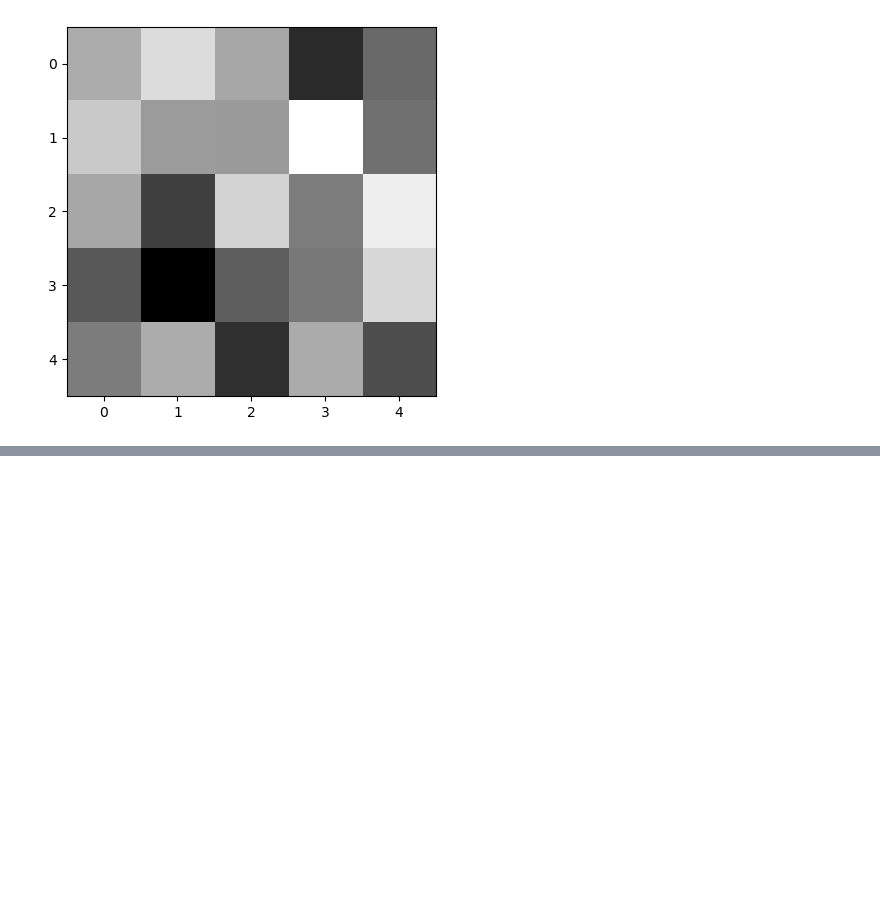
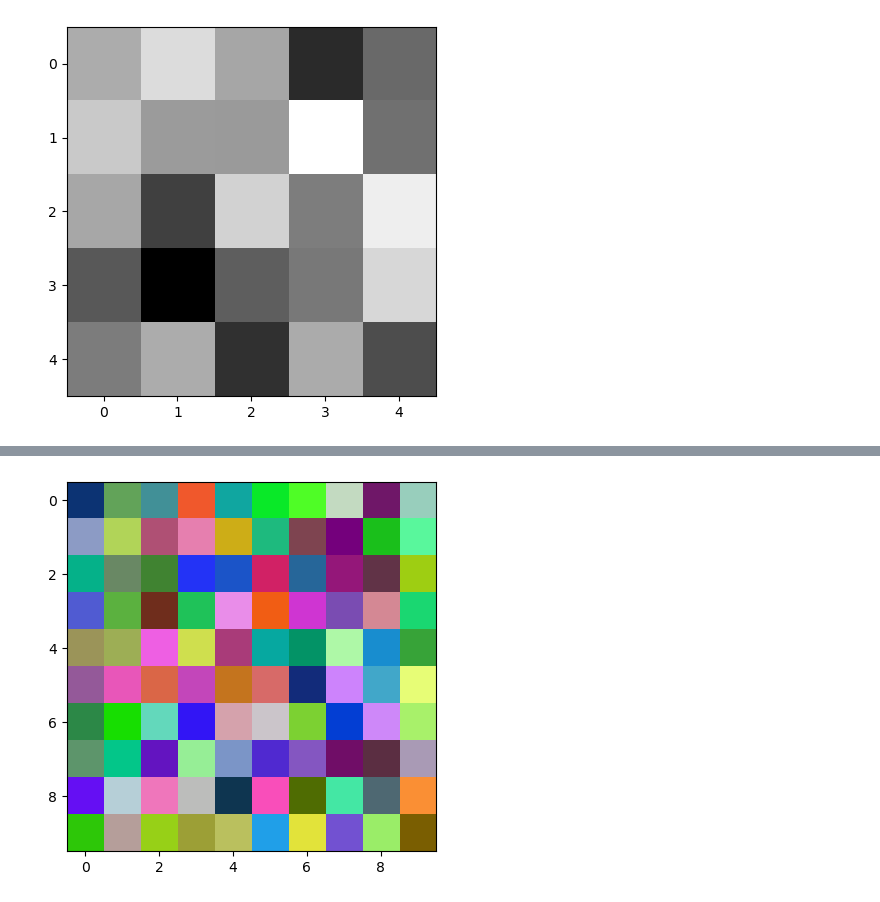
Before and after one commit to CodeByDeepankar/CTTC-AIML, a Jupyter notebook: Day14opencv.ipynb, the cells around one changed output, grey strips where cells are left out. Saved outputs shown, nothing was run; the diff lists cells and outputs as text; code cells hidden in the pictures; blank space fills up the shorter version.

```diff
--- a/Day14opencv.ipynb
+++ b/Day14opencv.ipynb
@@ -78,3 +78,6 @@ plt.imshow(a, cmap='gray')
 plt.show()
 # %% [output]
 [figure]
+# %%
+b = np.random.randint(0, 255,(10,10,3))
+b
@@ -80,0 +102,5 @@ plt.show()
+# %%
+plt.imshow(b)
+plt.show()
+# %% [output]
+[figure, added]
```
Also changed, not shown: parts of 2 cells of this notebook.
